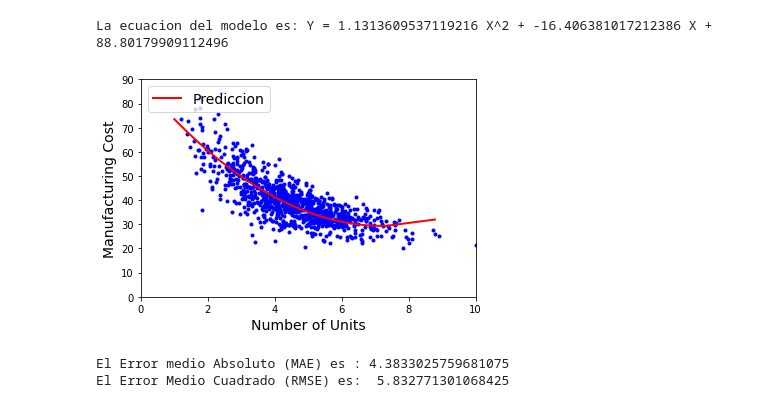
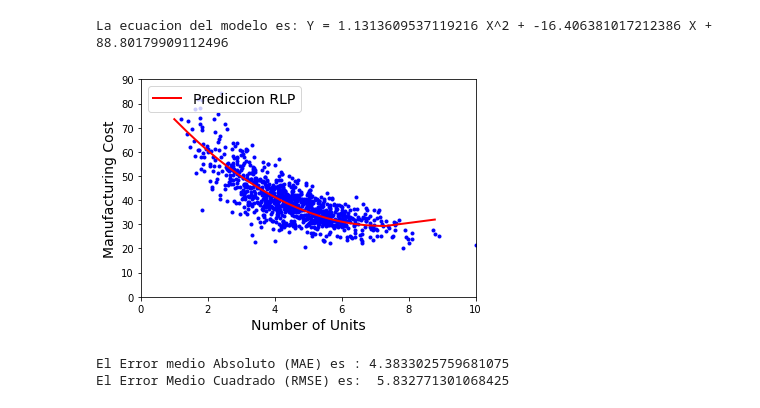
Before and after one commit to PosgradoMNA/actividades-de-aprendizaje-feracor, a Jupyter notebook: A01794022_Actividad_Semanal_7_Regresiones_y_K_means.ipynb, the cells around one changed output. Saved outputs shown, nothing was run; the diff lists cells and outputs as text; code cells hidden in the pictures.

```diff
--- a/A01794022_Actividad_Semanal_7_Regresiones_y_K_means.ipynb
+++ b/A01794022_Actividad_Semanal_7_Regresiones_y_K_means.ipynb
@@ -411,22 +412,22 @@ La ecuacion del modelo es: Y = 1.1313609537119216 X^2 + -16.406381017212386 X +
 # %%
 # Visualizacion
 
 order = np.argsort(X_test.values.ravel())
 X_rlp_test = rlp.fit_transform(X_test)
 y_rlp = rl_pol.predict(X_rlp_test)
 
 sortedXPoly = X_test.values.ravel()[order]
 sortedYPoly = y_test.values.ravel()[order]
 sorted_predicPoly = y_rlp[order]
 
 plt.plot(X, y, "b.")
-plt.plot(sortedXPoly, sorted_predicPoly, "r-", linewidth=2, label="Prediccion")
+plt.plot(sortedXPoly, sorted_predicPoly, "r-", linewidth=2, label="Prediccion RLP")
 plt.xlabel("Number of Units", fontsize=14)
 plt.ylabel("Manufacturing Cost", rotation=90, fontsize=14)
 plt.legend(loc="upper left", fontsize=14)
 plt.axis([0, 10, 0, 90]);
 # %% [output]
-[figure, old version]
+[figure, new version]
 # %%
 # Errores
 
```
Also changed, not shown: parts of 52 cells of this notebook.
